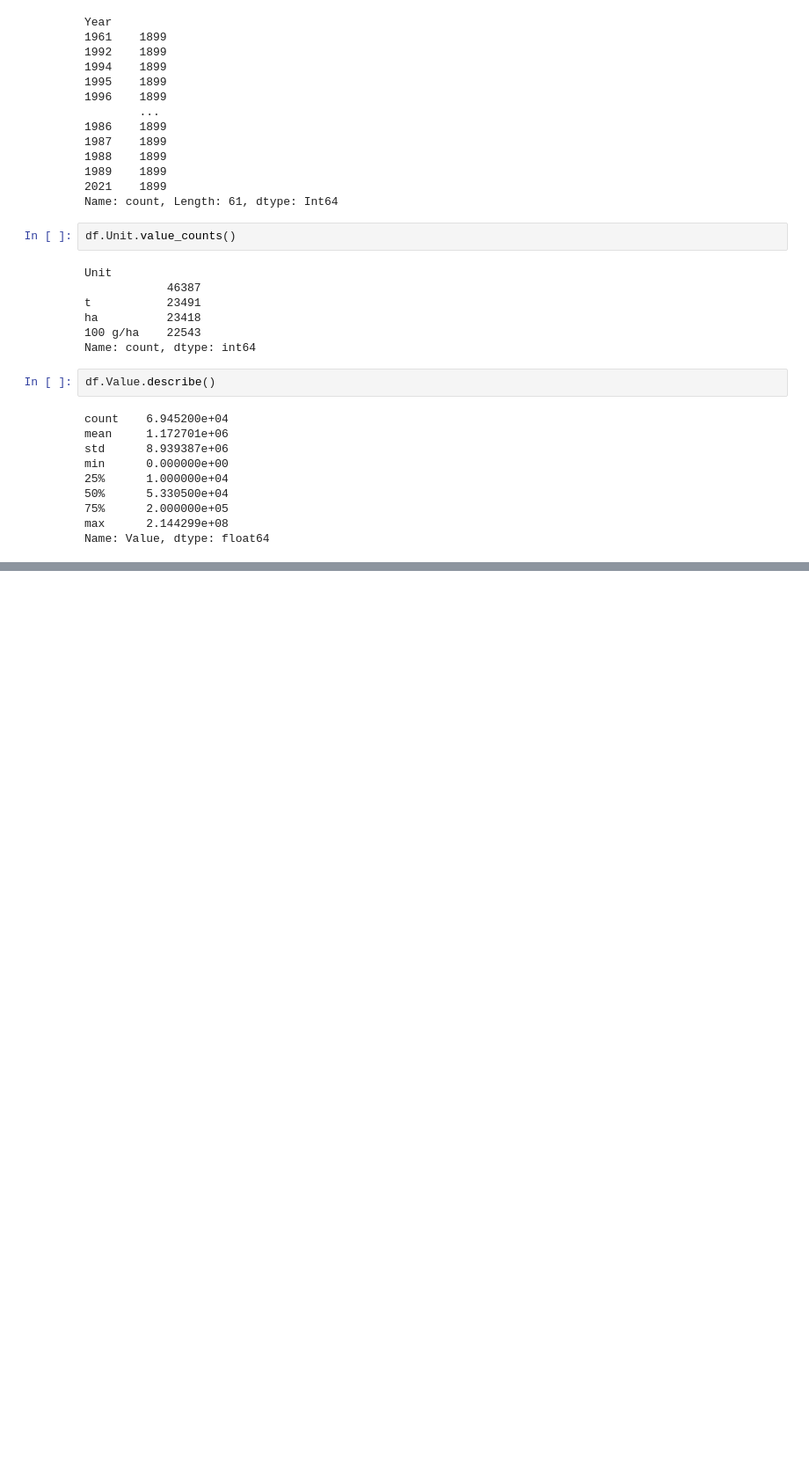
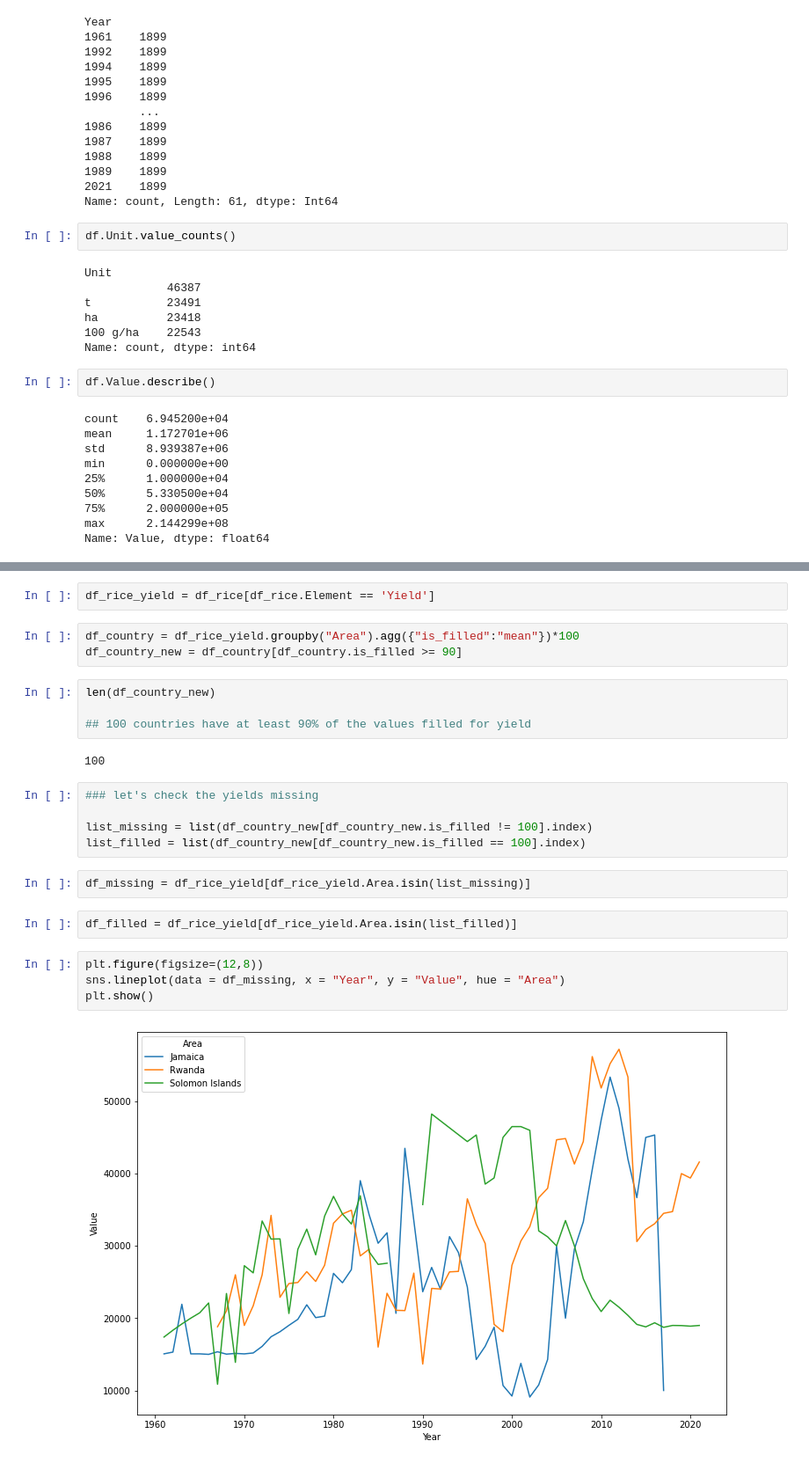
Before and after one commit to william-b-mr/agritech-project, a Jupyter notebook: code/agritech.ipynb, the cells around one changed output, grey strips where cells are left out. Shown at 88% size. Cells and saved outputs as stored; diff of their text form; blank space fills up the shorter version.

```diff
--- a/code/agritech.ipynb
+++ b/code/agritech.ipynb
@@ -112,0 +315,26 @@ Name: Value, dtype: float64
+# %%
+df_rice_yield = df_rice[df_rice.Element == 'Yield']
+# %%
+df_country = df_rice_yield.groupby("Area").agg({"is_filled":"mean"})*100
+df_country_new = df_country[df_country.is_filled >= 90]
+# %%
+len(df_country_new)
+
+## 100 countries have at least 90% of the values filled for yield
+# %% [output]
+100
+# %%
+### let's check the yields missing
+
+list_missing = list(df_country_new[df_country_new.is_filled != 100].index)
+list_filled = list(df_country_new[df_country_new.is_filled == 100].index)
+# %%
+df_missing = df_rice_yield[df_rice_yield.Area.isin(list_missing)]
+# %%
+df_filled = df_rice_yield[df_rice_yield.Area.isin(list_filled)]
+# %%
+plt.figure(figsize=(12,8))
+sns.lineplot(data = df_missing, x = "Year", y = "Value", hue = "Area")
+plt.show()
+# %% [output]
+[figure, added]
```
Also changed, not shown: parts of 53 cells of this notebook, 2 other files.
